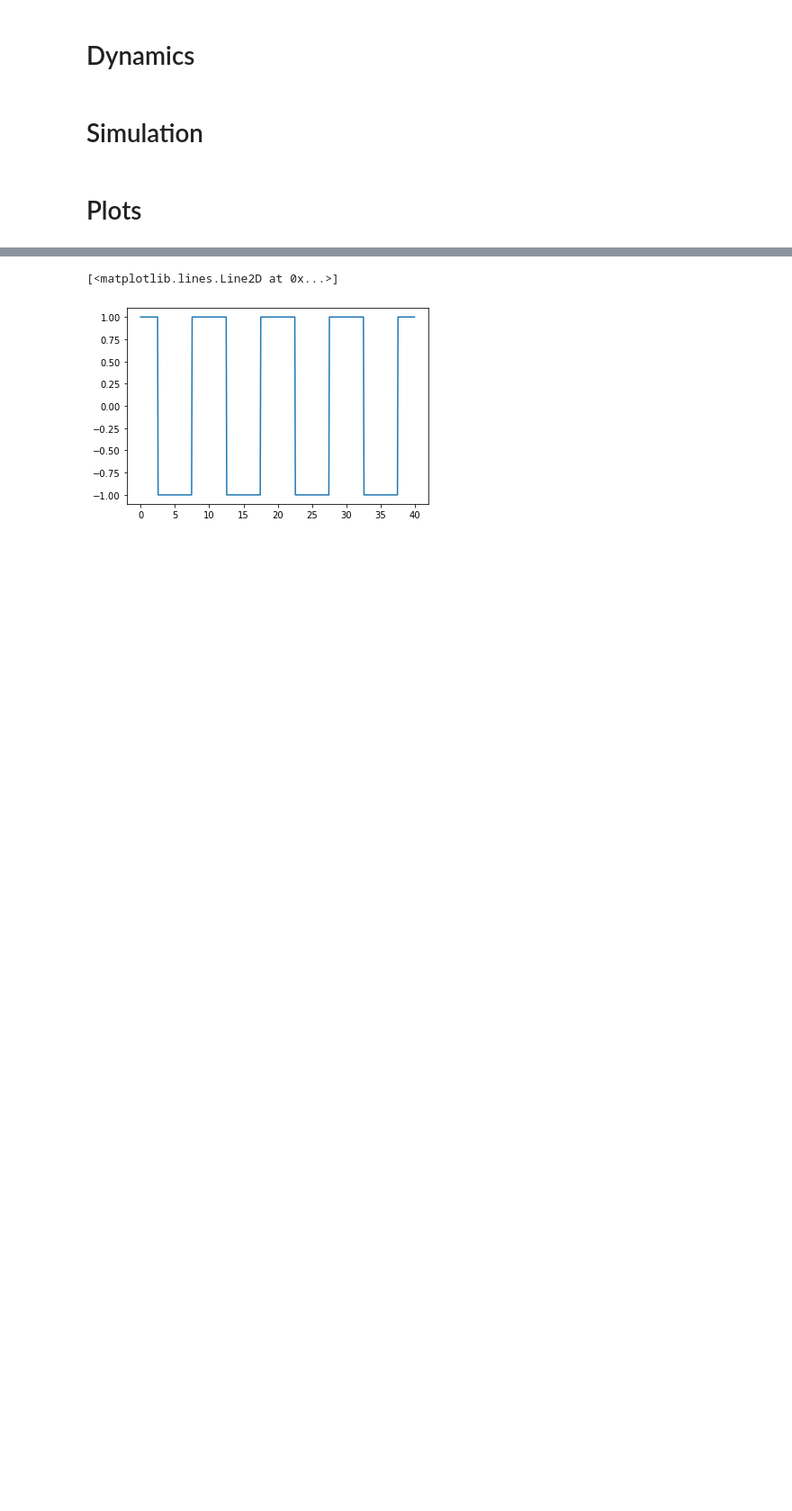
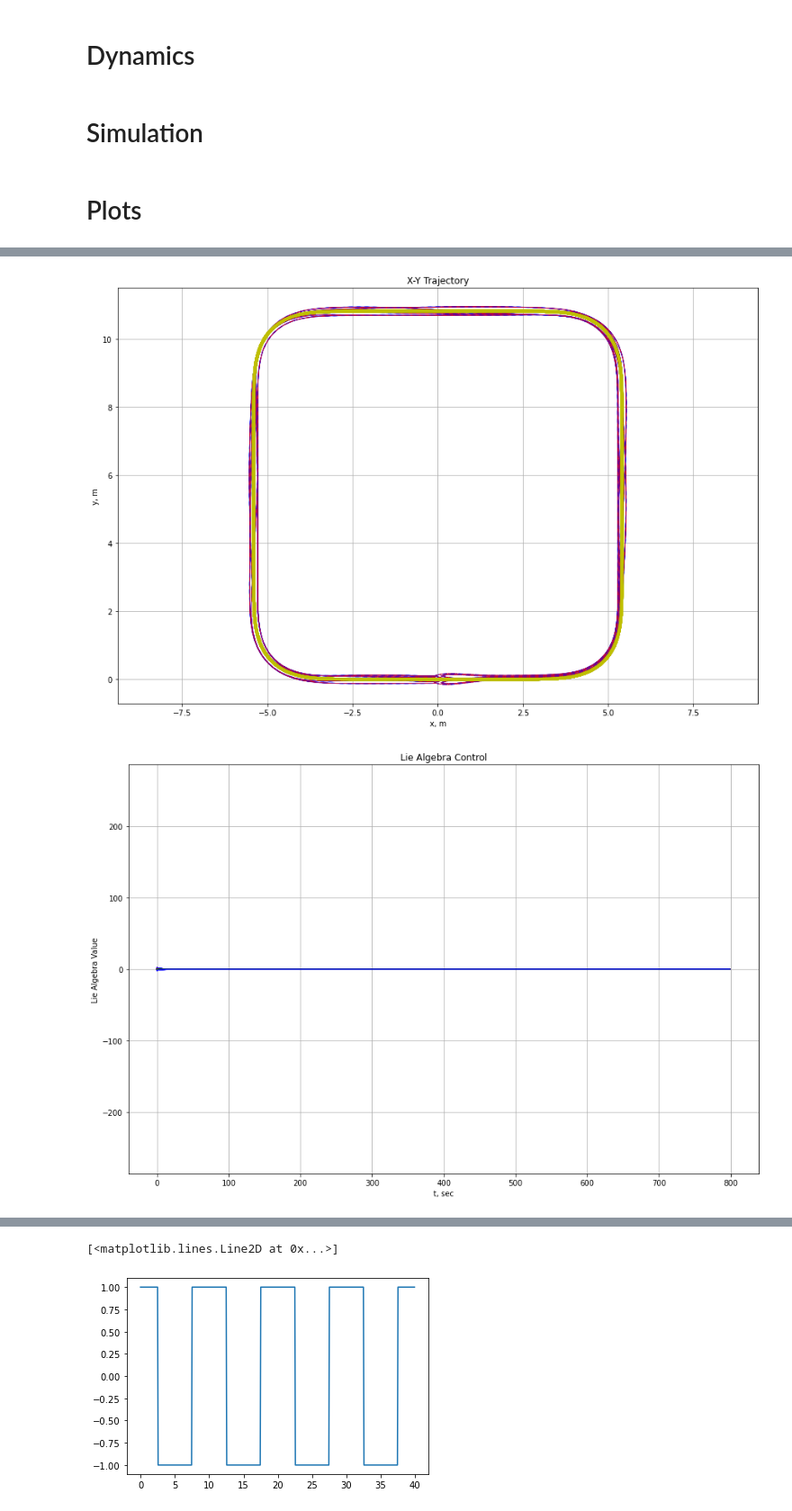
Before and after one commit to wsribunma/SE2_FlowPipes, a Jupyter notebook: SE2_with_Disturbance.ipynb, the cells around one changed output, grey strips where cells are left out. Shown at 90% size. Cells and saved outputs as stored; diff of their text form; code cells hidden in the pictures; blank space fills up the shorter version.

```diff
--- a/SE2_with_Disturbance.ipynb
+++ b/SE2_with_Disturbance.ipynb
@@ -807,3 +850,24 @@ w 0.8650752497251175
+# %%
+freq = [0.02, .04, .06, .08, .01]
+res = []
+t = 40
+# disturbances
+w1 = .1
+w2 = .1
+
+
+for theta0 in np.linspace(-np.pi/10, np.pi/10, 2):
+    for x0 in np.linspace(-.1, .1, 2):
+        for y0 in np.linspace(-.1, .1, 2):
+                for i in freq:
+                    r = simulate(40, i, w1, w2, x0, y0, theta0, dist = 'sine', sol='', use_approx=False)
+                    if theta0 == np.pi/2 and x0 == 1 and y0 == 1 and i == freq[-1]:
+                        plot_simulated_corres(r, name='', legend=True, save=True)
+                    else:
+                        plot_simulated_corres(r, name='', legend=False, save=False)
+# %% [output]
+[figure, added]
+[figure, added]
 # %%
 import multiprocessing
 
```
Also changed, not shown: parts of 7 cells of this notebook, 2 other files.
